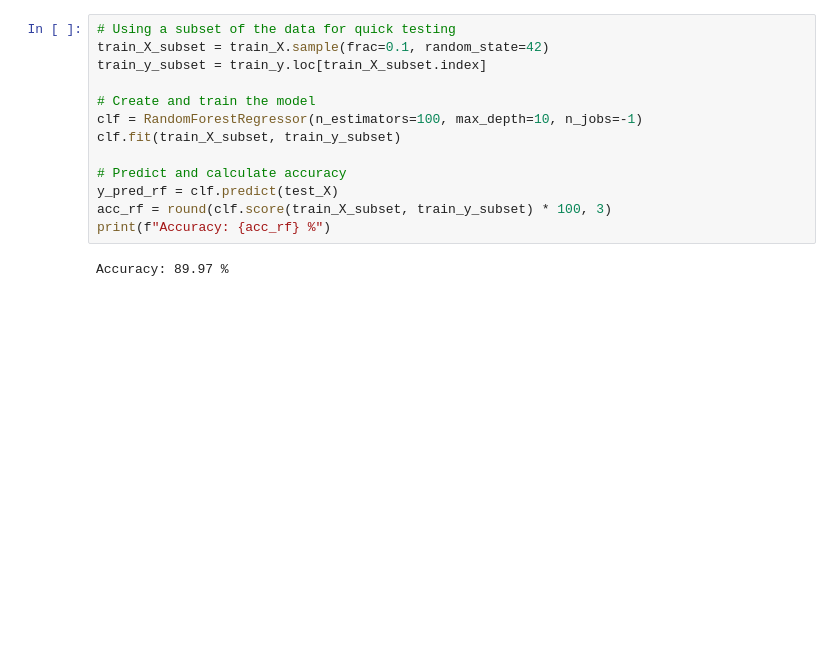
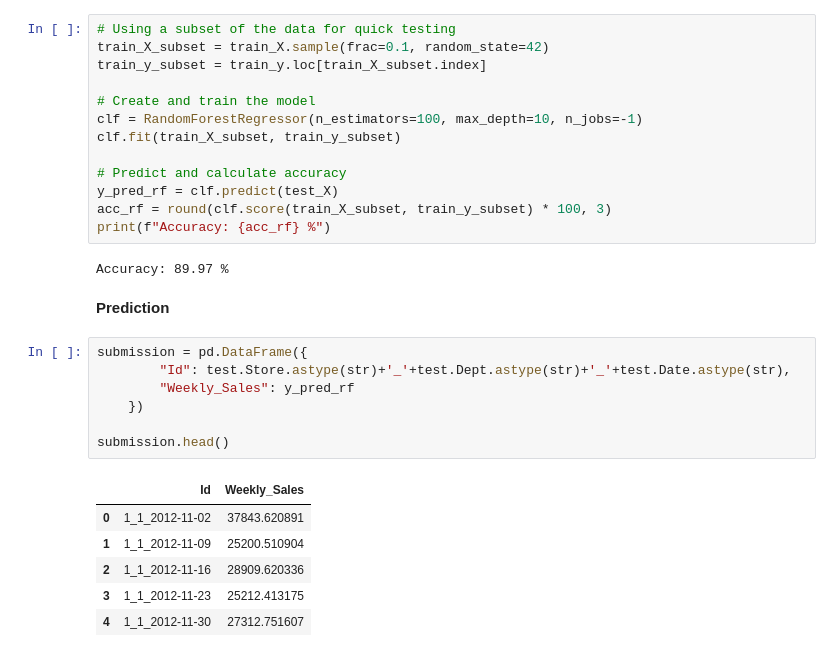
Before and after one commit to aabiyah/Walmart-Recruiting---Store-Sales-Forecasting, a Jupyter notebook: WalmartRecruiting.ipynb, the cells around one changed output. Saved outputs shown, nothing was run; the diff lists cells and outputs as text; blank space fills up the shorter version.

```diff
--- a/WalmartRecruiting.ipynb
+++ b/WalmartRecruiting.ipynb
@@ -515,3 +515,19 @@ acc_rf = round(clf.score(train_X_subset, train_y_subset) * 100, 3)
 print(f"Accuracy: {acc_rf} %")
 # %% [output]
 Accuracy: 89.97 %
+# %% [markdown]
+**Prediction**
+# %%
+submission = pd.DataFrame({
+        "Id": test.Store.astype(str)+'_'+test.Dept.astype(str)+'_'+test.Date.astype(str),
+        "Weekly_Sales": y_pred_rf
+    })
+
+submission.head()
+# %% [output]
+|  | Id | Weekly_Sales |
+| 0 | 1_1_2012-11-02 | 37843.620891 |
+| 1 | 1_1_2012-11-09 | 25200.510904 |
+| 2 | 1_1_2012-11-16 | 28909.620336 |
+| 3 | 1_1_2012-11-23 | 25212.413175 |
+| 4 | 1_1_2012-11-30 | 27312.751607 |
```
